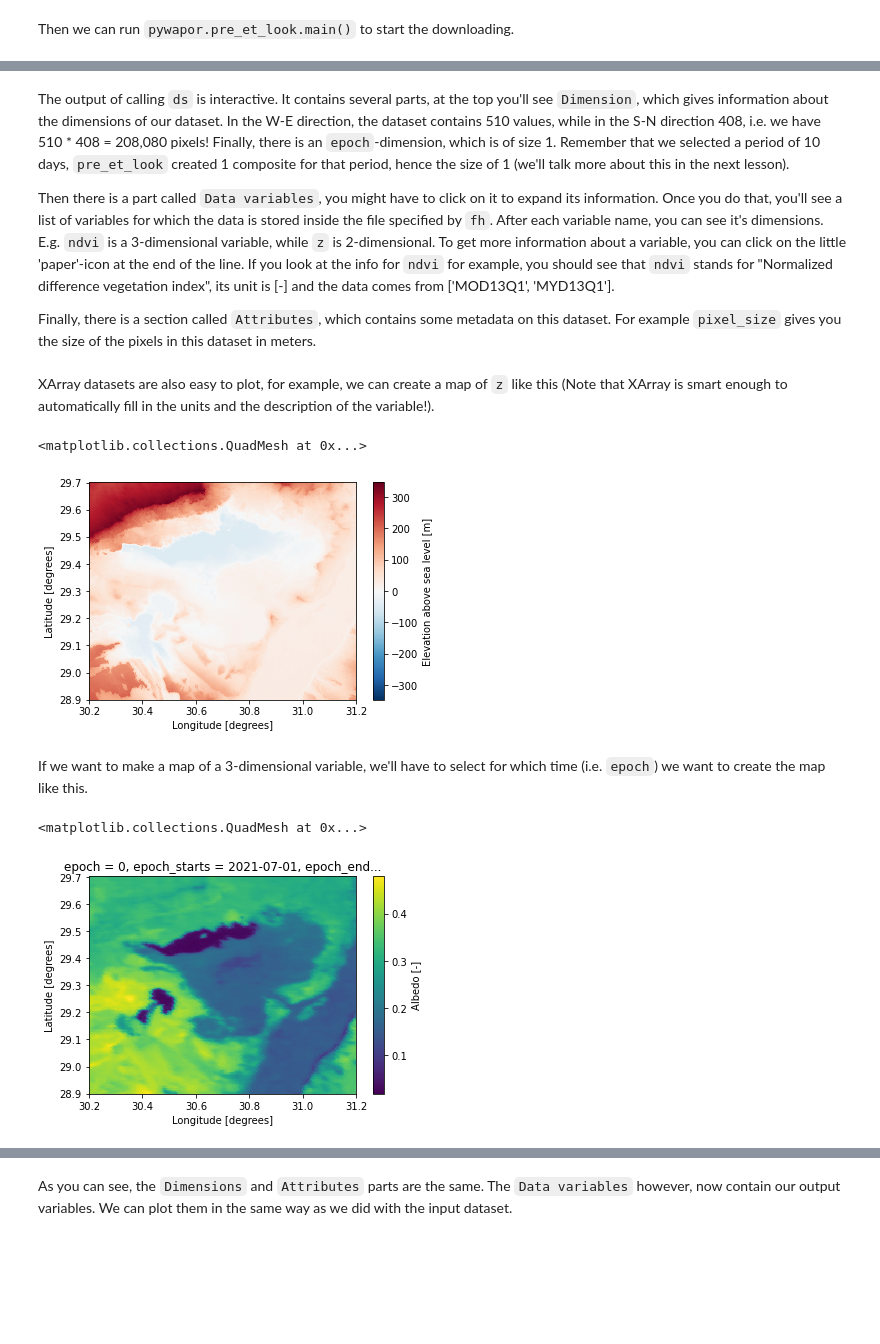
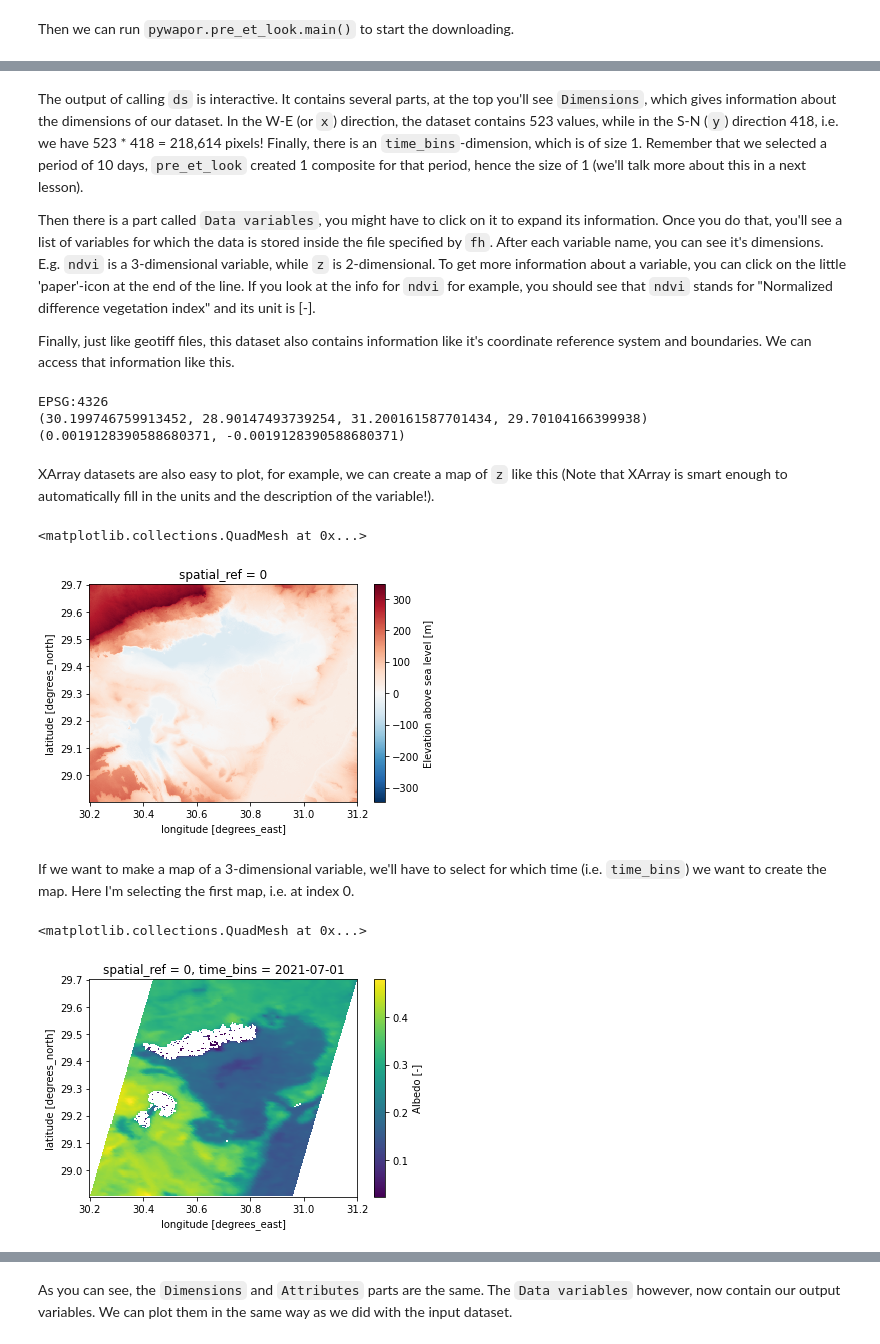
Before and after one commit to bertcoerver/pywapor_notebooks, a Jupyter notebook: 1_introduction.ipynb, the cells around one changed output, grey strips where cells are left out. Saved outputs shown, nothing was run; the diff lists cells and outputs as text; code cells hidden in the pictures; blank space fills up the shorter version.

```diff
--- a/1_introduction.ipynb
+++ b/1_introduction.ipynb
@@ -53,14 +49,13 @@ First we define a `startdate` and `enddate`, our boundingbox through `latlim` an
 
 Note that for `latlim` the first value refers to the southern border of your AOI, so this value should always be smaller than the second. For `lonlim`, the first value refers to the western border of your AOI.
 # %%
-project_folder = r"/Users/hmcoerver/pywapor_notebooks"
-startdate = "2021-07-01"
-enddate = "2021-07-11"
+project_folder = r"/Users/hmcoerver/pywapor_notebooks_1"
+timelim = ["2021-07-01", "2021-07-11"]
 latlim = [28.9, 29.7]
 lonlim = [30.2, 31.2]
 # %% [markdown]
 Then we can run `pywapor.pre_et_look.main()` to start the downloading.
 # %%
-ds, fh = pywapor.pre_et_look.main(project_folder, startdate, enddate, latlim, lonlim)
+ds  = pywapor.pre_et_look.main(project_folder, latlim, lonlim, timelim)
 # %% [output]
 > PRE_ET_LOOK
@@ -129,9 +127,17 @@ Data variables: (12/32)
 # %% [markdown]
-The output of calling `ds` is interactive. It contains several parts, at the top you'll see `Dimension`, which gives information about the dimensions of our dataset. In the W-E direction, the dataset contains 510 values, while in the S-N direction 408, i.e. we have 510 * 408 = 208,080 pixels! Finally, there is an `epoch`-dimension, which is of size 1. Remember that we selected a period of 10 days, `pre_et_look` created 1 composite for that period, hence the size of 1 (we'll talk more about this in the next lesson).
+The output of calling `ds` is interactive. It contains several parts, at the top you'll see `Dimensions`, which gives information about the dimensions of our dataset. In the W-E (or `x`) direction, the dataset contains 523 values, while in the S-N (`y`) direction 418, i.e. we have 523 * 418 = 218,614 pixels! Finally, there is an `time_bins`-dimension, which is of size 1. Remember that we selected a period of 10 days, `pre_et_look` created 1 composite for that period, hence the size of 1 (we'll talk more about this in a next lesson).
 
-Then there is a part called `Data variables`, you might have to click on it to expand its information. Once you do that, you'll see a list of variables for which the data is stored inside the file specified by `fh`. After each variable name, you can see it's dimensions. E.g. `ndvi` is a 3-dimensional variable, while `z` is 2-dimensional. To get more information about a variable, you can click on the little 'paper'-icon at the end of the line. If you look at the info for `ndvi` for example, you should see that `ndvi` stands for "Normalized difference vegetation index", its unit is \[-\] and the data comes from \['MOD13Q1', 'MYD13Q1'\].
+Then there is a part called `Data variables`, you might have to click on it to expand its information. Once you do that, you'll see a list of variables for which the data is stored inside the file specified by `fh`. After each variable name, you can see it's dimensions. E.g. `ndvi` is a 3-dimensional variable, while `z` is 2-dimensional. To get more information about a variable, you can click on the little 'paper'-icon at the end of the line. If you look at the info for `ndvi` for example, you should see that `ndvi` stands for "Normalized difference vegetation index" and its unit is \[-\].
 
-Finally, there is a section called `Attributes`, which contains some metadata on this dataset. For example `pixel_size` gives you the size of the pixels in this dataset in meters.
+Finally, just like geotiff files, this dataset also contains information like it's coordinate reference system and boundaries. We can access that information like this.
+# %%
+print(ds.rio.crs)
+print(ds.rio.bounds())
+print(ds.rio.resolution())
+# %% [output]
+EPSG:4326
+(30.199746759913452, 28.90147493739254, 31.200161587701434, 29.70104166399938)
+(0.0019128390588680371, -0.0019128390588680371)
 # %% [markdown]
 XArray datasets are also easy to plot, for example, we can create a map of `z` like this (Note that XArray is smart enough to automatically fill in the units and the description of the variable!).
 # %%
@@ -139,12 +145,12 @@ XArray datasets are also easy to plot, for example, we can create a map of `z` l
 ds.z.plot()
 # %% [output]
 <matplotlib.collections.QuadMesh at 0x...>
-[figure, old version]
+[figure, new version]
 # %% [markdown]
-If we want to make a map of a 3-dimensional variable, we'll have to select for which time (i.e. `epoch`) we want to create the map like this.
+If we want to make a map of a 3-dimensional variable, we'll have to select for which time (i.e. `time_bins`) we want to create the map. Here I'm selecting the first map, i.e. at index 0.
 # %%
-ds.r0.isel(epoch = 0).plot()
+ds.r0.isel(time_bins = 0).plot()
 # %% [output]
 <matplotlib.collections.QuadMesh at 0x...>
-[figure, old version]
+[figure, new version]
 # %% [markdown]
```
Also changed, not shown: parts of 40 cells of this notebook, 7 other files.
